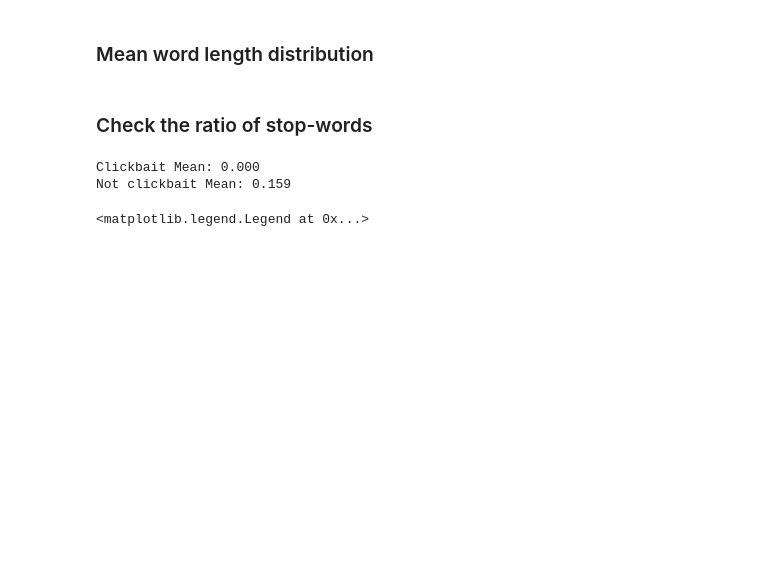
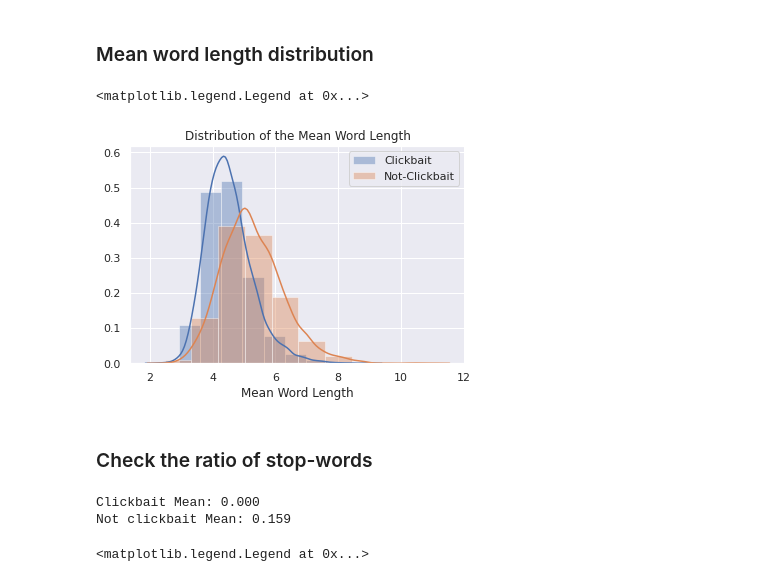
Before and after one commit to yhetman/clickbait_txt_classifier, a Jupyter notebook: Dataset Processing.ipynb, the cells around one changed output. Drawn from its saved outputs; the diff is of its cells as text; code cells hidden in the pictures; blank space fills up the shorter version.

```diff
--- a/Dataset Processing.ipynb
+++ b/Dataset Processing.ipynb
@@ -190,22 +184,25 @@ Test Size: 20000
 # %% [markdown]
 ### Mean word length distribution
 # %%
-# def mean_word_length(x):
-#     word_lengths = np.array([])
-#     for word in word_tokenize(x):
-#         word_lengths = np.append(word_lengths, len(word))
-#     return word_lengths.mean()
+def mean_word_length(x):
+    word_lengths = np.array([])
+    for word in word_tokenize(x):
+        word_lengths = np.append(word_lengths, len(word))
+    return word_lengths.mean()
 
 
-# clickbait_length = train[train.label.values == 'clickbait'].title.apply(mean_word_length)
-# not_clickbait_length = train[train.label.values != 'clickbait'].title.apply(mean_word_length)
+clickbait_length = train[train.label.values == 'clickbait'].title.apply(mean_word_length)
+not_clickbait_length = train[train.label.values != 'clickbait'].title.apply(mean_word_length)
 
 
-# sns.distplot(clickbait_length, bins = 10, label = 'Clickbait')
-# sns.distplot(not_clickbait_length, bins = 10, label = 'Not-Clickbait')
-# plt.title('Distribution of Mean Word Length')
-# plt.xlabel('Mean Word Length')
-# plt.legend()
+sns.distplot(clickbait_length, bins = 10, label = 'Clickbait')
+sns.distplot(not_clickbait_length, bins = 10, label = 'Not-Clickbait')
+plt.title('Distribution of the Mean Word Length')
+plt.xlabel('Mean Word Length')
+plt.legend()
+# %% [output]
+<matplotlib.legend.Legend at 0x...>
+[figure, added]
 # %% [markdown]
 ### Check the ratio of stop-words
 # %%
```
Also changed, not shown: parts of 13 cells of this notebook, 2 other files.
